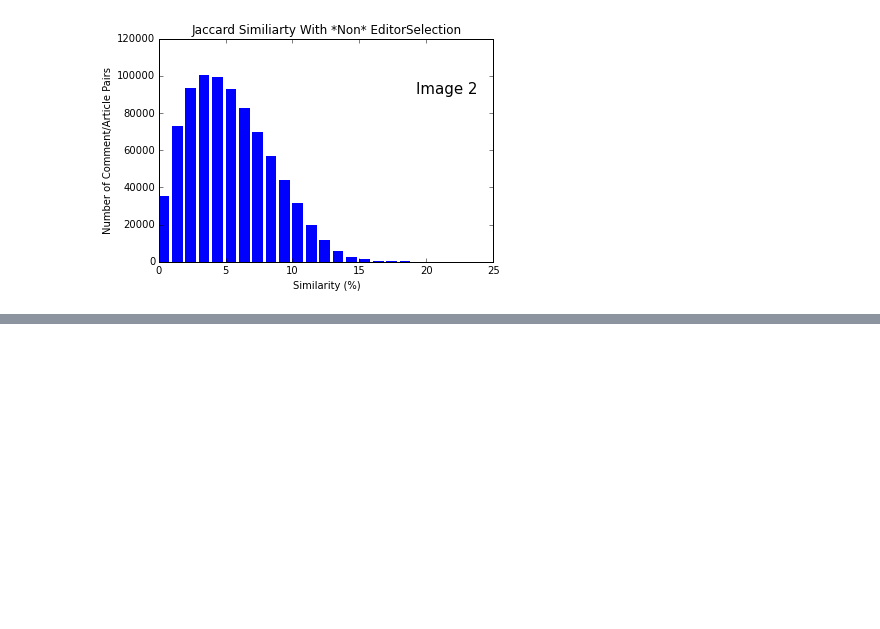
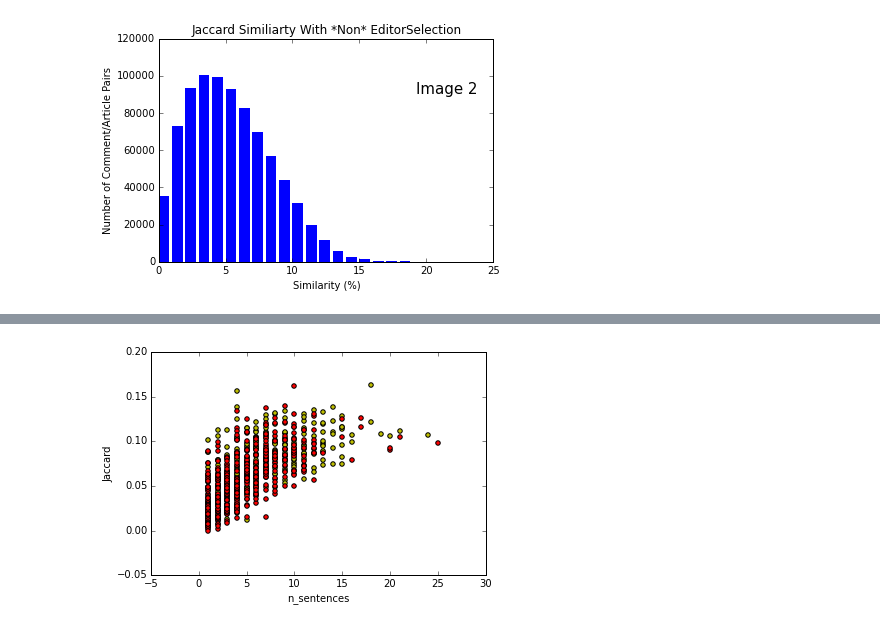
Before and after one commit to johnnyg12791/224u_project, a Jupyter notebook: database/John's Graphs (Local Machine DB).ipynb, the cells around one changed output, grey strips where cells are left out. Cells and saved outputs as stored; diff of their text form; code cells hidden in the pictures; blank space fills up the shorter version.

```diff
--- a/database/John's Graphs (Local Machine DB).ipynb
+++ b/database/John's Graphs (Local Machine DB).ipynb
@@ -273,0 +310,4 @@ make_bar_graph(range(0, max_sim), ys, 'Similarity (%)', 'Number of Comment/Artic
+# %%
+build_graph_for_features("n_sentences", "Jaccard", 400)
+# %% [output]
+[figure, added]
```
Also changed, not shown: parts of 7 cells of this notebook.
